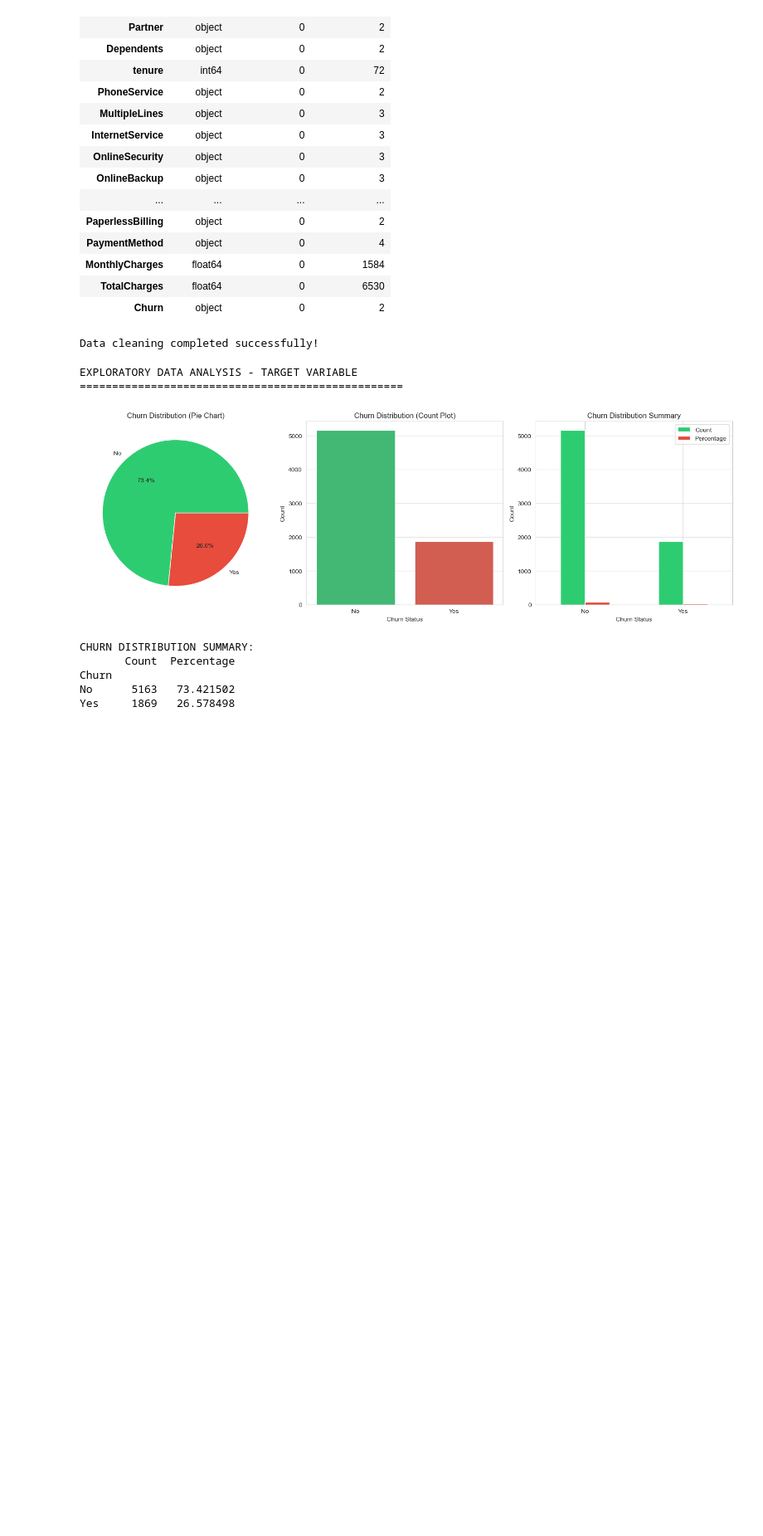
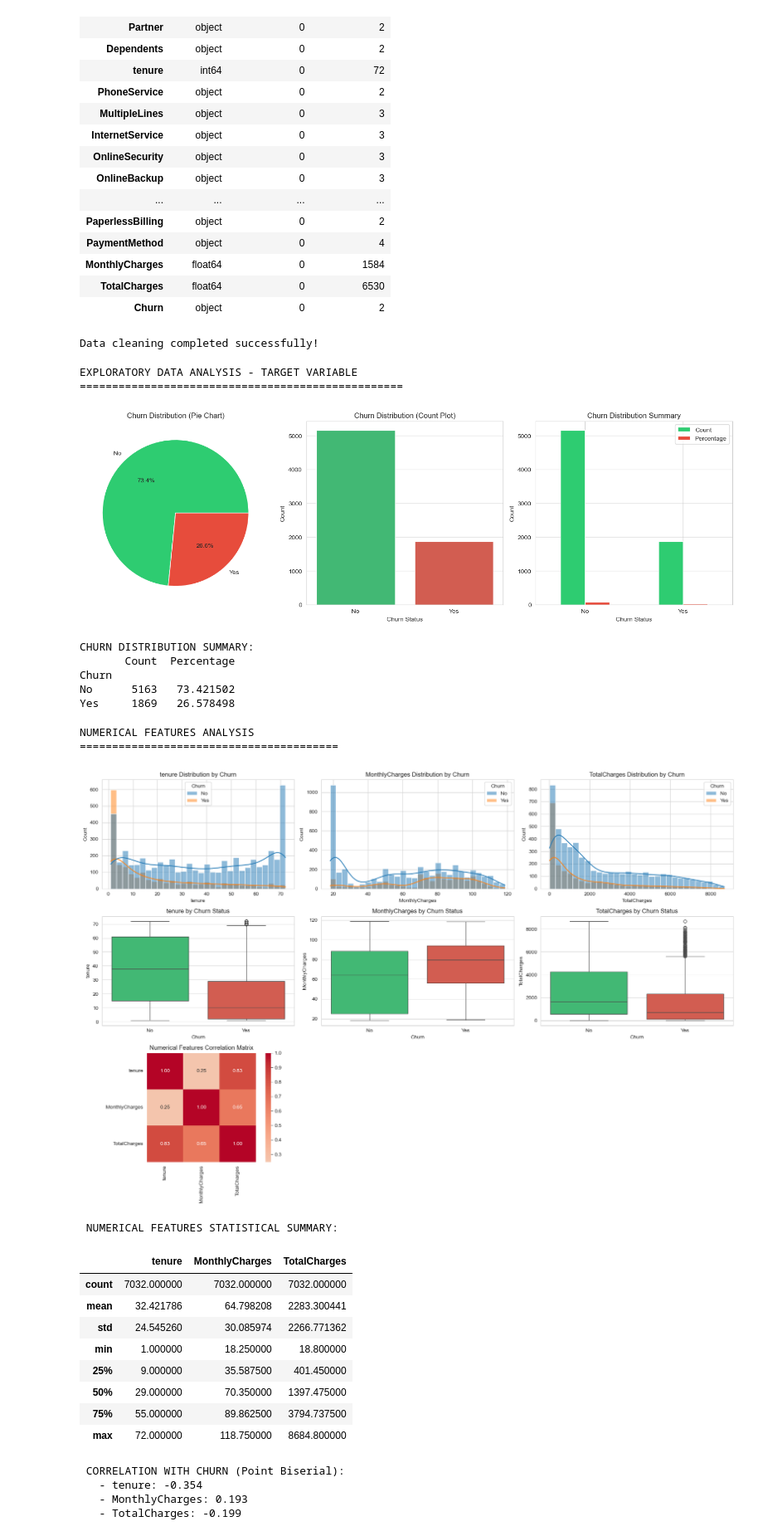
Before and after one commit to MariaImran2023/Telco-customer-churn, a Jupyter notebook: telco_churn_notebook.ipynb, the cells around one changed output. Shown: that part at 83% size. Saved outputs shown, nothing was run; the diff lists cells and outputs as text; code cells hidden in the pictures; blank space fills up the shorter version.

Commit message:
complete EDA with target and numerical variable analysis

```diff
--- a/telco_churn_notebook.ipynb
+++ b/telco_churn_notebook.ipynb
@@ -250,3 +250,56 @@ CHURN DISTRIBUTION SUMMARY:
 Churn
 No      5163   73.421502
 Yes     1869   26.578498
+# %%
+print("NUMERICAL FEATURES ANALYSIS")
+print("=" * 40)
+
+numerical_cols = ['tenure', 'MonthlyCharges', 'TotalCharges']
+plt.figure(figsize=(18, 12))
+
+for i, col in enumerate(numerical_cols, 1):
+    plt.subplot(3, 3, i)
+    sns.histplot(data=df_clean, x=col, hue='Churn', kde=True, bins=30)
+    plt.title(f'{col} Distribution by Churn')
+    plt.xlabel(col)
+
+    plt.subplot(3, 3, i + 3)
+    sns.boxplot(data=df_clean, x='Churn', y=col, palette=colors)
+    plt.title(f'{col} by Churn Status')
+    plt.xlabel('Churn')
+    plt.ylabel(col)
+
+plt.subplot(3, 3, 7)
+correlation = df_clean[numerical_cols].corr()
+sns.heatmap(correlation, annot=True, cmap='coolwarm', center=0,
+            square=True, fmt='.2f')
+plt.title('Numerical Features Correlation Matrix')
+
+plt.tight_layout()
+plt.show()
+
+print("\n NUMERICAL FEATURES STATISTICAL SUMMARY:")
+display(df_clean[numerical_cols].describe())
+
+print(f"\n CORRELATION WITH CHURN (Point Biserial):")
+for col in numerical_cols:
+    correlation = df_clean[col].corr(df_clean['Churn'].map({'Yes': 1, 'No': 0}))
+    print(f"   - {col}: {correlation:.3f}")
+# %% [output]
+NUMERICAL FEATURES ANALYSIS
+========================================
+[figure, added]
+ NUMERICAL FEATURES STATISTICAL SUMMARY:
+|  | tenure | MonthlyCharges | TotalCharges |
+| count | 7032.000000 | 7032.000000 | 7032.000000 |
+| mean | 32.421786 | 64.798208 | 2283.300441 |
+| std | 24.545260 | 30.085974 | 2266.771362 |
+| min | 1.000000 | 18.250000 | 18.800000 |
+| 25% | 9.000000 | 35.587500 | 401.450000 |
+| 50% | 29.000000 | 70.350000 | 1397.475000 |
+| 75% | 55.000000 | 89.862500 | 3794.737500 |
+| max | 72.000000 | 118.750000 | 8684.800000 |
+ CORRELATION WITH CHURN (Point Biserial):
+   - tenure: -0.354
+   - MonthlyCharges: 0.193
+   - TotalCharges: -0.199
```
